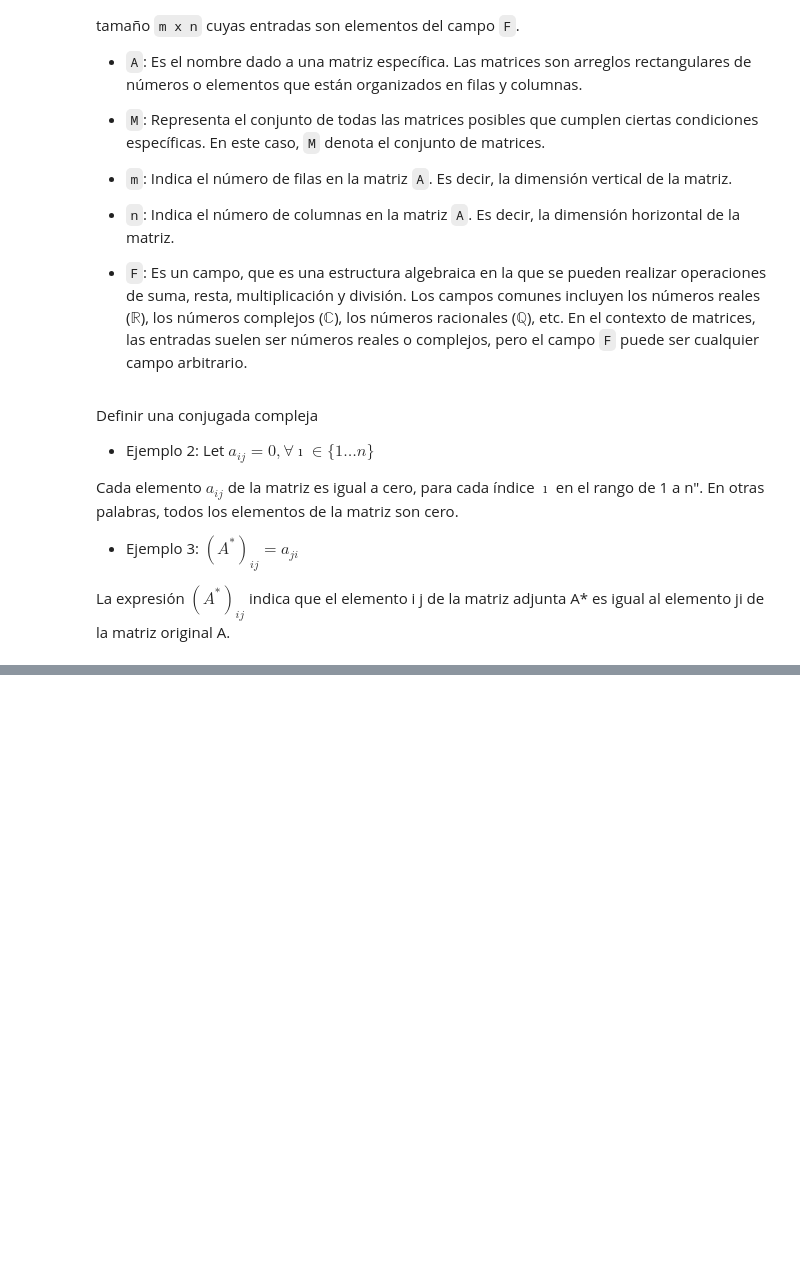
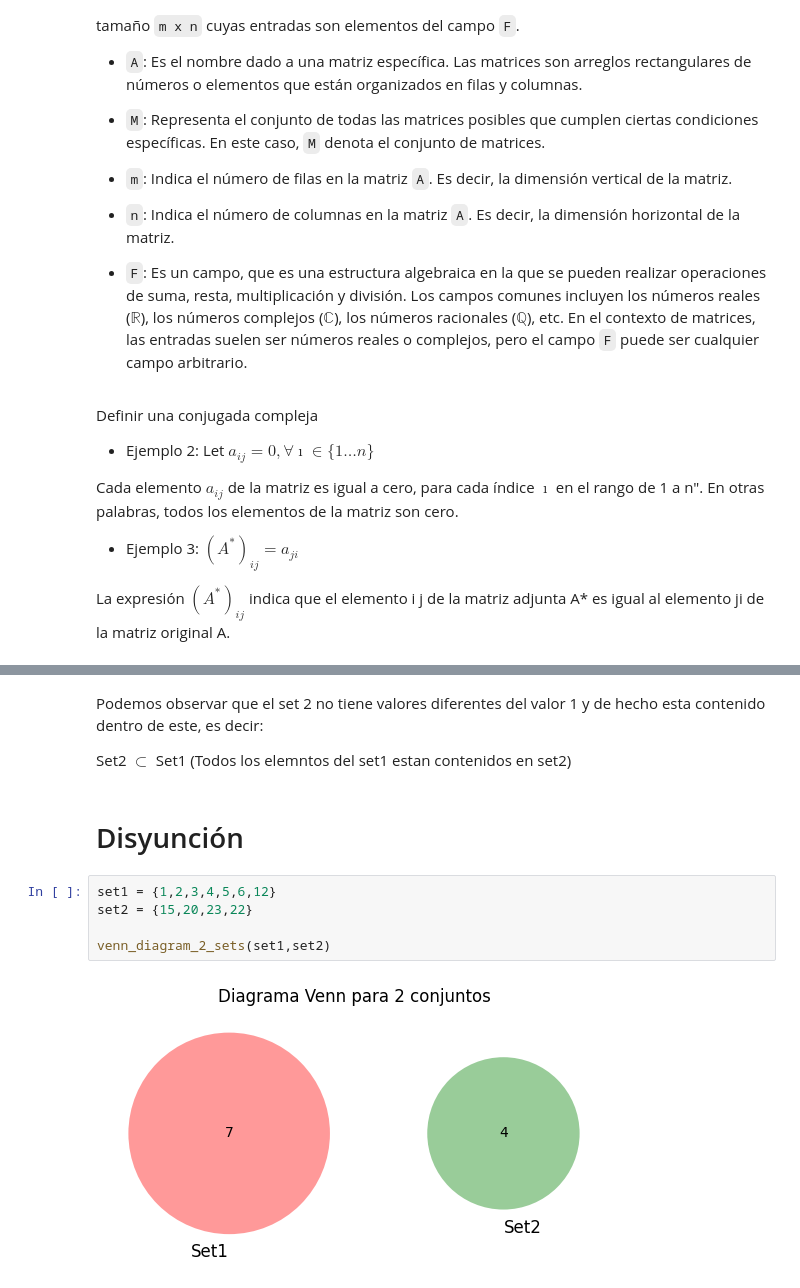
Before and after one commit to jmhrivera/own_documentation, a Jupyter notebook: Data Scientist/Linear Algebra/Matemáticas Básicas/4.- Simbolos para formulas.ipynb, the cells around one changed output, grey strips where cells are left out. Cells and saved outputs as stored; diff of their text form; blank space fills up the shorter version.

```diff
--- a/Data Scientist/Linear Algebra/Matemáticas Básicas/4.- Simbolos para formulas.ipynb
+++ b/Data Scientist/Linear Algebra/Matemáticas Básicas/4.- Simbolos para formulas.ipynb
@@ -108,0 +147,13 @@ La expresión $(A^*)_{ij}$ indica que el elemento i j de la matriz adjunta A* es
+# %% [markdown]
+Podemos observar que el set 2 no tiene valores diferentes del valor 1 y de hecho esta contenido dentro de este, es decir:
+
+Set2 $\subset$ Set1 (Todos los elemntos del set1 estan contenidos en set2)
+# %% [markdown]
+# Disyunción
+# %%
+set1 = {1,2,3,4,5,6,12}
+set2 = {15,20,23,22}
+
+venn_diagram_2_sets(set1,set2)
+# %% [output]
+[figure, added]
```
Also changed, not shown: parts of 9 cells of this notebook, 36 other files.
